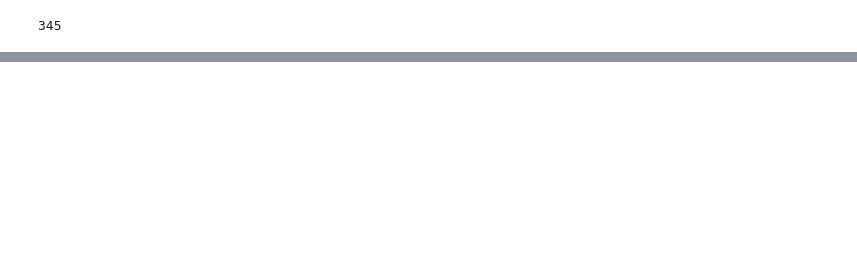
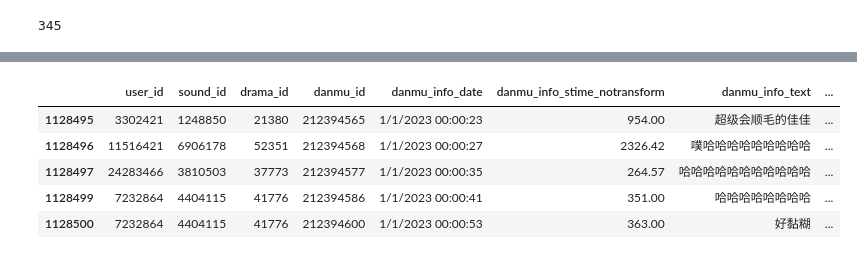
Before and after one commit to harny-wu/MaoerExperiment, a Jupyter notebook: code/MaoerDataAanalysis/one- analysis- script/data_pay_first_day_analysis.ipynb, the cells around one changed output, grey strips where cells are left out. Cells and saved outputs as stored; diff of their text form; code cells hidden in the pictures; blank space fills up the shorter version.

```diff
--- a/code/MaoerDataAanalysis/one- analysis- script/data_pay_first_day_analysis.ipynb
+++ b/code/MaoerDataAanalysis/one- analysis- script/data_pay_first_day_analysis.ipynb
@@ -53,3 +55,13 @@ danmu_data_0101_drama_id_in_2023.shape
+# %%
+
+danmu_data_0101_drama_id_in_2023.head()
+# %% [output]
+|  | user_id | sound_id | drama_id | danmu_id | danmu_info_date | danmu_info_stime_notransform | danmu_info_text | ... |
+| 1128495 | 3302421 | 1248850 | 21380 | 212394565 | 1/1/2023 00:00:23 | 954.00 | 超级会顺毛的佳佳 | ... |
+| 1128496 | 11516421 | 6906178 | 52351 | 212394568 | 1/1/2023 00:00:27 | 2326.42 | 噗哈哈哈哈哈哈哈哈哈 | ... |
+| 1128497 | 24283466 | 3810503 | 37773 | 212394577 | 1/1/2023 00:00:35 | 264.57 | 哈哈哈哈哈哈哈哈哈哈哈 | ... |
+| 1128499 | 7232864 | 4404115 | 41776 | 212394586 | 1/1/2023 00:00:41 | 351.00 | 哈哈哈哈哈哈哈哈 | ... |
+| 1128500 | 7232864 | 4404115 | 41776 | 212394600 | 1/1/2023 00:00:53 | 363.00 | 好黏糊 | ... |
 # %%
 danmu_data_0101_drama_id_in_2023["user_in_drama_sound_pay_type"].describe()
 # %% [output]
```
Also changed, not shown: parts of 36 cells of this notebook, 10 other files.
